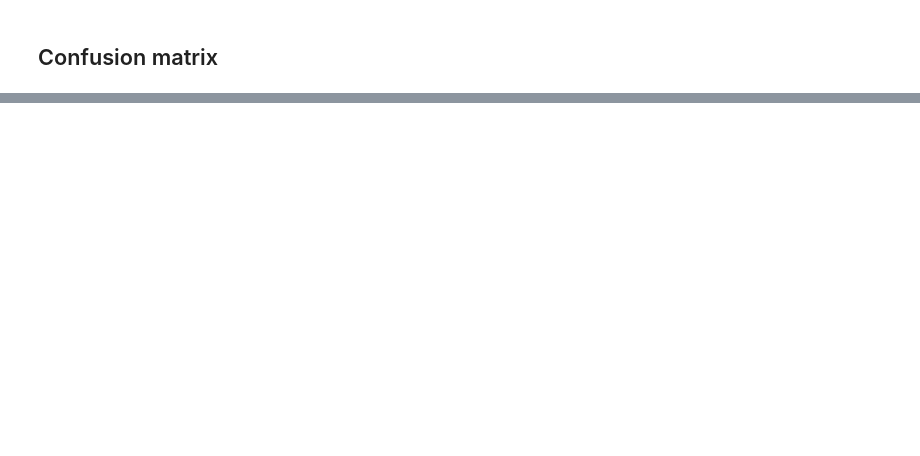
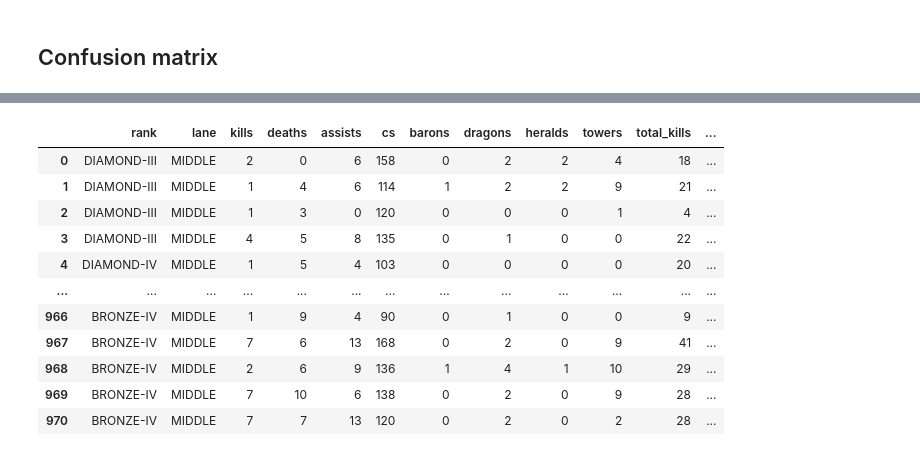
Before and after one commit to sbb2002/Lux_project, a Jupyter notebook: model/sgd_tier.ipynb, the cells around one changed output, grey strips where cells are left out. Drawn from its saved outputs; the diff is of its cells as text; code cells hidden in the pictures; blank space fills up the shorter version.

```diff
--- a/model/sgd_tier.ipynb
+++ b/model/sgd_tier.ipynb
@@ -1618,0 +904,95 @@ print(f"[{correct}/{total}] Acc: {correct/total*100}%")
+# %%
+def dataset_v2(champion, lane=None, tier=None):
+    if tier != None:
+        if type(tier) is list:
+            n = 0
+            for i in range(len(tier)):
+                isTier = (df['rank'] == tier[i])
+                if n == 0:
+                    tier_df = df[isTier]
+                    n += 1
+                else:
+                    tier_df = pd.concat([tier_df, df[isTier]], axis=0, ignore_index=True)
+        else:
+            isTier = (df['rank'] == tier)
+            tier_df = df[isTier]
+    else:
+        tier_df = df
+
+    tier = tier_df['rank']
+    team1_df = tier_df.iloc[:, 3:10]
+    team1_df = pd.concat([tier, team1_df], axis=1)
+    team2_df = tier_df.iloc[:, 10:17]
+    team2_df = pd.concat([tier, team2_df], axis=1)
+
+
+    team2_df.rename(columns={
+            "rank": "rank",
+            "player_6": "player_1",
+            "player_7": "player_2",
+            "player_8": "player_3",
+            "player_9": "player_4",
+            "player_10": "player_5",
+            "bdht_2": "bdht_1",
+            "win_2": "win_1"
+    }, inplace=True)
+
+
+    fn_df = pd.concat([team1_df, team2_df], axis=0, ignore_index=True)
+
+    dataset = pd.DataFrame(columns=[
+            'rank', 'lane', 'kills', 'deaths', 'assists', 'cs', 'barons', 'dragons', 'heralds', 'towers', 'total_kills', 'total_deaths', 'win'
+        ])
+
+    for i in range(len(fn_df)):
+        tier = fn_df.iloc[i, 0]
+        team_df = fn_df.iloc[i, 6].split(',')
+        team_total_kills = 0
+        team_total_deaths = 0
+
+        for k in range(5):
+            champ_df = fn_df.iloc[i, k+1].split(',')
+            team_total_kills += int(champ_df[2])
+            team_total_deaths += int(champ_df[3])
+
+        for j in range(5):
+            champ_df = fn_df.iloc[i, j+1].split(',')
+
+            if champ_df[0] == champion:
+                if lane == None:
+                    position = champ_df[1].strip()      # str
+                else:
+                    if lane == champ_df[1].strip():
+                        position = champ_df[1].strip()      # str
+                    else:
+                        continue
+                kills = champ_df[2]         # int
+                deaths = champ_df[3]        # int
+                assists = champ_df[4]       # int
+                cs = champ_df[5]            # int
+                barons = team_df[0]         # int
+                dragons = team_df[1]        # int
+                heralds = team_df[2]        # int
+                towers = team_df[3]         # int
+                win = fn_df.iloc[i, 7]      # bool
+
+                dataset.loc[len(dataset)] = [tier, position, kills, deaths, assists, cs, barons, dragons, heralds, towers, team_total_kills, team_total_deaths, win]
+
+    return dataset
+
+dataset_v2("Lux", lane="MIDDLE")
+# tier = 단일 / [n1, n2, ...]
+# lane = None / 지정(단일)
+# %% [output]
+|  | rank | lane | kills | deaths | assists | cs | barons | dragons | heralds | towers | total_kills | ... |
+| 0 | DIAMOND-III | MIDDLE | 2 | 0 | 6 | 158 | 0 | 2 | 2 | 4 | 18 | ... |
+| 1 | DIAMOND-III | MIDDLE | 1 | 4 | 6 | 114 | 1 | 2 | 2 | 9 | 21 | ... |
+| 2 | DIAMOND-III | MIDDLE | 1 | 3 | 0 | 120 | 0 | 0 | 0 | 1 | 4 | ... |
+| 3 | DIAMOND-III | MIDDLE | 4 | 5 | 8 | 135 | 0 | 1 | 0 | 0 | 22 | ... |
+| 4 | DIAMOND-IV | MIDDLE | 1 | 5 | 4 | 103 | 0 | 0 | 0 | 0 | 20 | ... |
+| ... | ... | ... | ... | ... | ... | ... | ... | ... | ... | ... | ... | ... |
+| 966 | BRONZE-IV | MIDDLE | 1 | 9 | 4 | 90 | 0 | 1 | 0 | 0 | 9 | ... |
+| 967 | BRONZE-IV | MIDDLE | 7 | 6 | 13 | 168 | 0 | 2 | 0 | 9 | 41 | ... |
+| 968 | BRONZE-IV | MIDDLE | 2 | 6 | 9 | 136 | 1 | 4 | 1 | 10 | 29 | ... |
+| 969 | BRONZE-IV | MIDDLE | 7 | 10 | 6 | 138 | 0 | 2 | 0 | 9 | 28 | ... |
+| 970 | BRONZE-IV | MIDDLE | 7 | 7 | 13 | 120 | 0 | 2 | 0 | 2 | 28 | ... |
```
Also changed, not shown: parts of 89 cells of this notebook, 8 other files.
